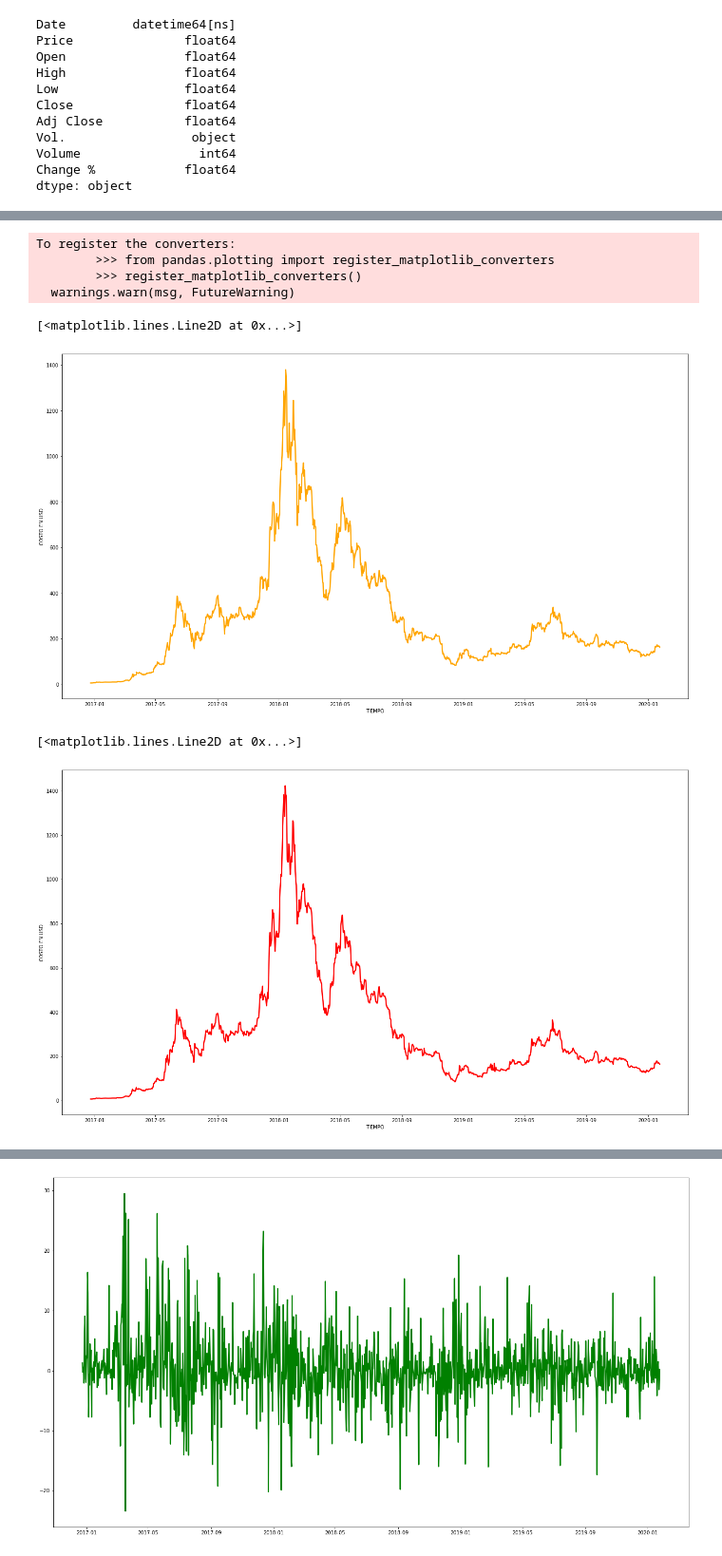
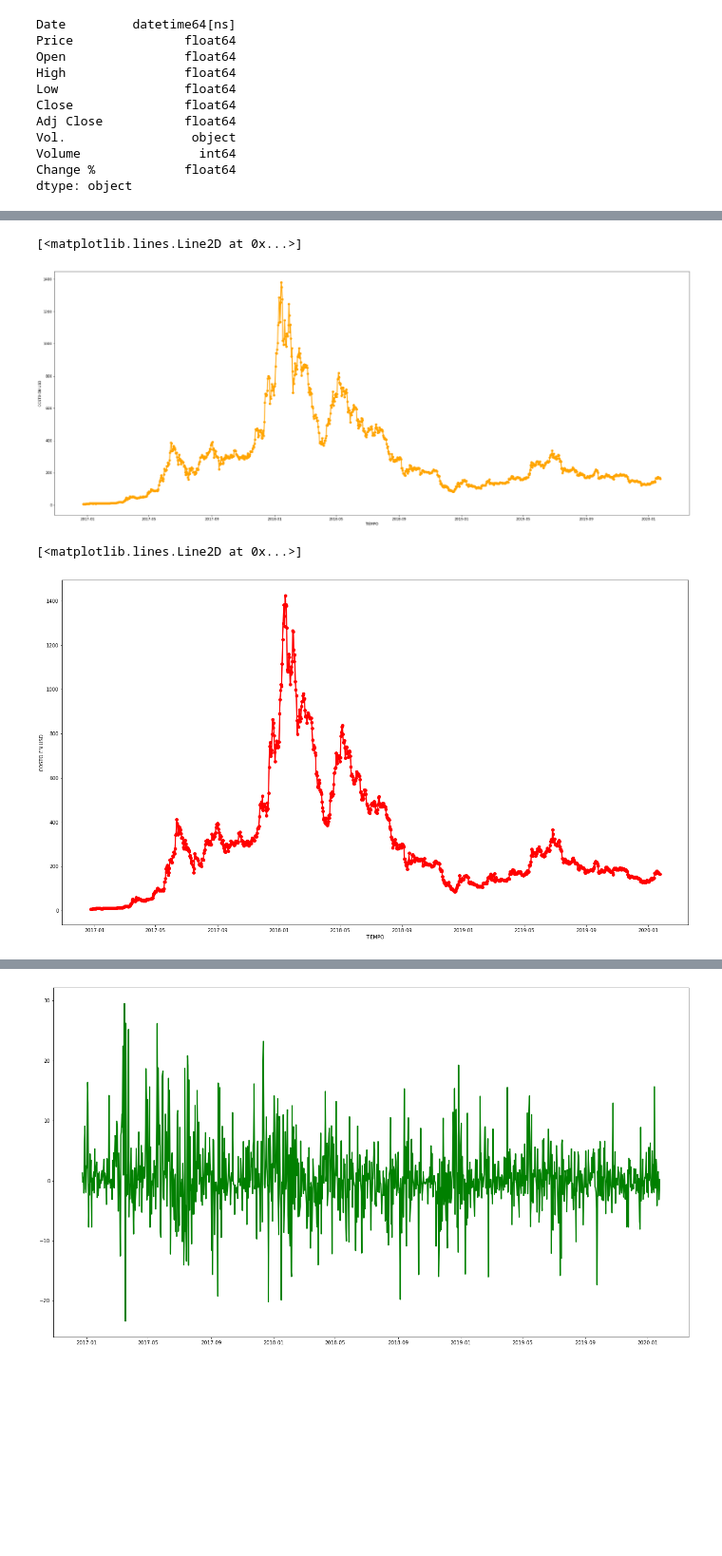
Before and after one commit to ironhack-datalabs/datamex0120, a Jupyter notebook: module-1/web-project/your-code/Untitled.ipynb, the cells around one changed output, grey strips where cells are left out. Shown at 95% size. Drawn from its saved outputs; the diff is of its cells as text; code cells hidden in the pictures; blank space fills up the shorter version.

```diff
--- a/module-1/web-project/your-code/Untitled.ipynb
+++ b/module-1/web-project/your-code/Untitled.ipynb
@@ -126,28 +129,24 @@ from matplotlib.pyplot import figure
 # %%
-plt.figure(figsize=[23,13],edgecolor='black',frameon=False)
+plt.figure(figsize=[33,13],edgecolor='black',frameon=False)
 #degrees = 50
 plt.xlabel('TIEMPO')
 plt.ylabel('COSTO EN USD')
 date = final3['Date']
 ope = final3['Open']
 #plt.xticks(rotation=degrees)
-plt.plot(date, ope,linewidth=2.5,color = 'orange' )
+plt.plot(date, ope,linewidth=2.5,color = 'orange',marker='o' )
 # %% [output]
-To register the converters:
-        >>> from pandas.plotting import register_matplotlib_converters
-        >>> register_matplotlib_converters()
-  warnings.warn(msg, FutureWarning)
+[<matplotlib.lines.Line2D at 0x...>]
-[<matplotlib.lines.Line2D at 0x...>]
-[figure, old version]
+[figure, new version]
 # %%
 plt.figure(figsize=[23,13],edgecolor='black',frameon=False)
 plt.xlabel('TIEMPO')
 plt.ylabel('COSTO EN USD')
 hig = final3['High']
-plt.plot(date,hig,linewidth=2.5, color='red')
+plt.plot(date,hig,linewidth=2.5, color='red',marker='o')
 # %% [output]
 [<matplotlib.lines.Line2D at 0x...>]
-[figure, old version]
+[figure, new version]
 # %%
 plt.figure(figsize=[23,13],edgecolor='black',frameon=False)
 plt.xlabel('TIEMPO')
```
Also changed, not shown: parts of 40 cells of this notebook, 3 other files.
